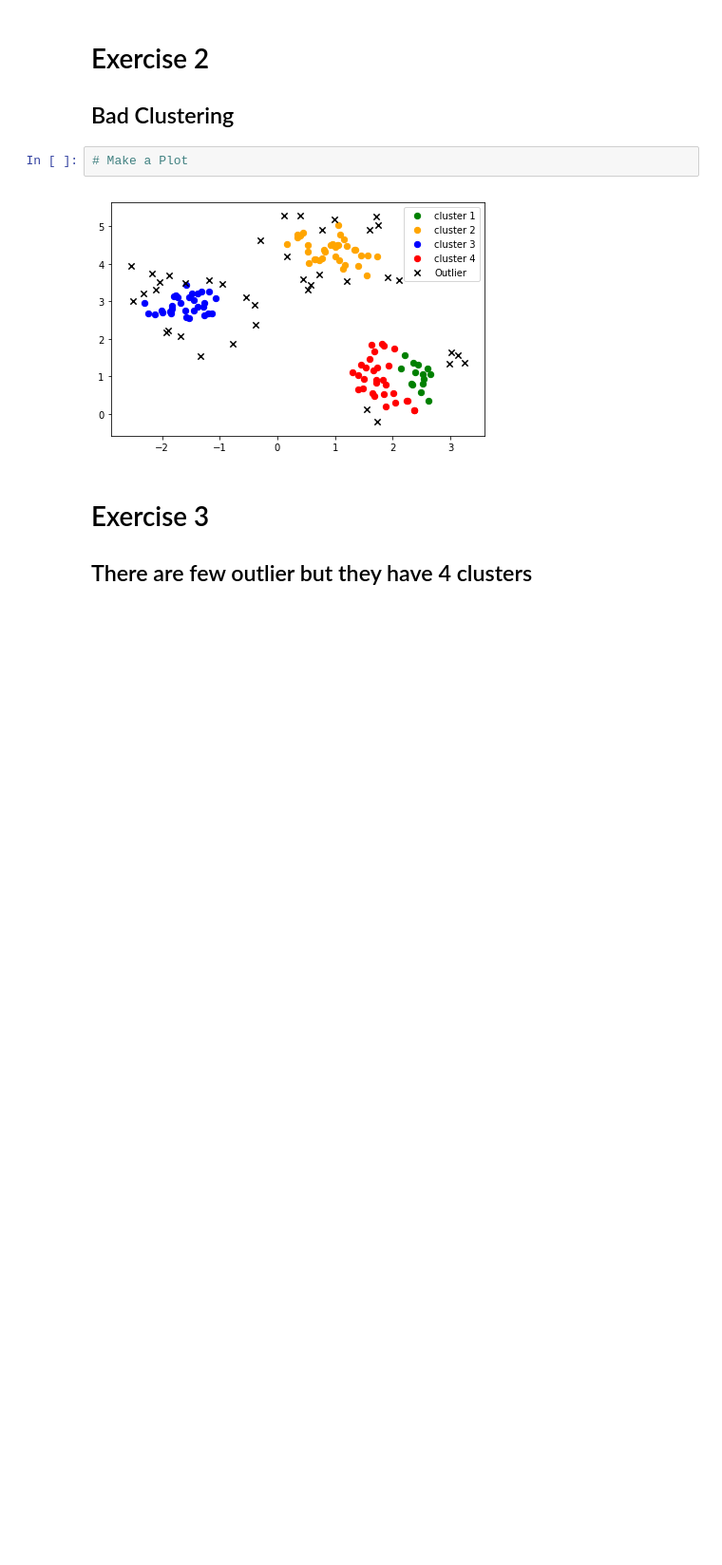
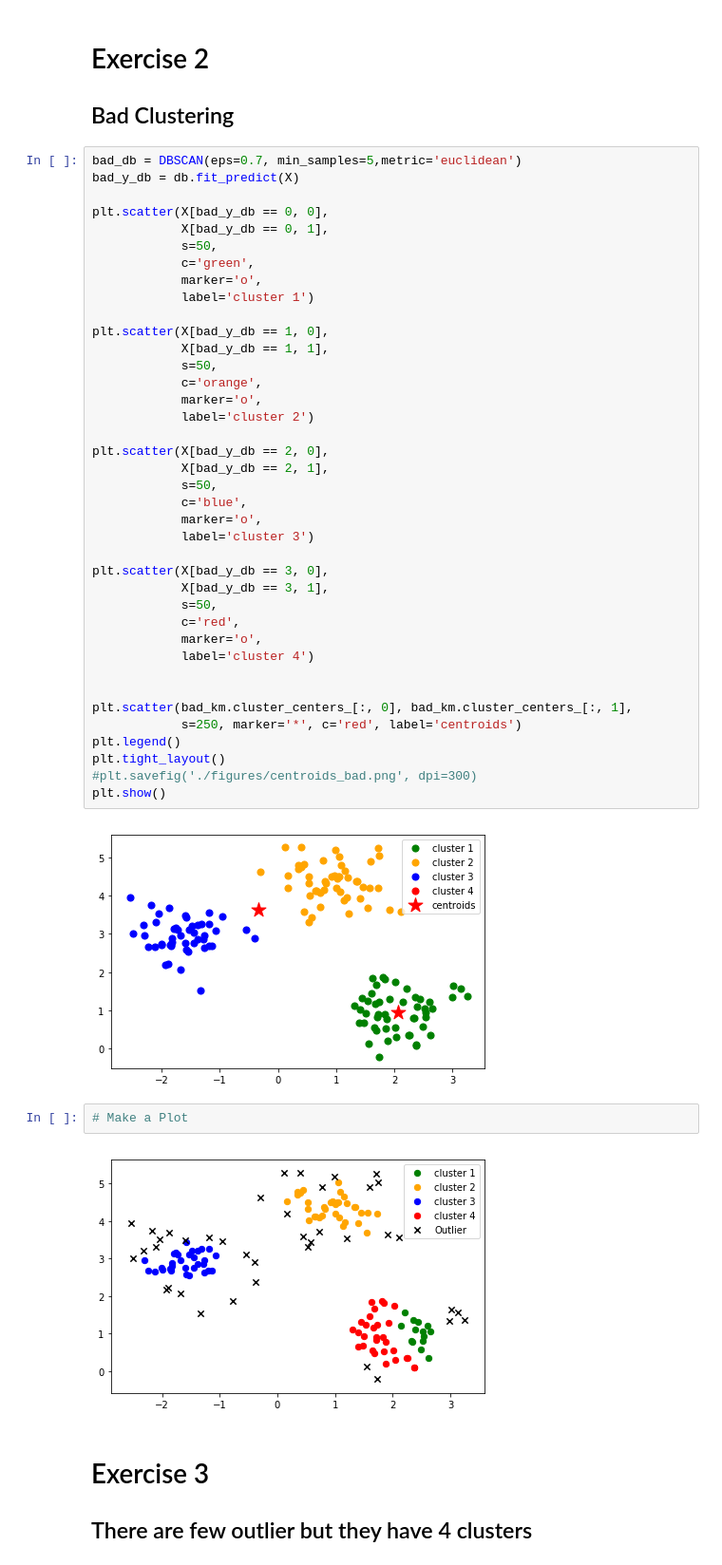
Before and after one commit to yejiiii/AI-Agent, a Jupyter notebook: Clustering/sklearn_Clustering_Exercise.ipynb, the cells around one changed output. Shown: that part at 95% size. Cells and saved outputs as stored; diff of their text form; blank space fills up the shorter version.

```diff
--- a/Clustering/sklearn_Clustering_Exercise.ipynb
+++ b/Clustering/sklearn_Clustering_Exercise.ipynb
@@ -210,6 +240,47 @@ plt.show()
 # %% [markdown]
 # Exercise 2
 ## Bad Clustering
+# %%
+bad_db = DBSCAN(eps=0.7, min_samples=5,metric='euclidean')
+bad_y_db = db.fit_predict(X)
+
+plt.scatter(X[bad_y_db == 0, 0],
+            X[bad_y_db == 0, 1],
+            s=50,
+            c='green',
+            marker='o',
+            label='cluster 1')
+
+plt.scatter(X[bad_y_db == 1, 0],
+            X[bad_y_db == 1, 1],
+            s=50,
+            c='orange',
+            marker='o',
+            label='cluster 2')
+
+plt.scatter(X[bad_y_db == 2, 0],
+            X[bad_y_db == 2, 1],
+            s=50,
+            c='blue',
+            marker='o',
+            label='cluster 3')
+
+plt.scatter(X[bad_y_db == 3, 0],
+            X[bad_y_db == 3, 1],
+            s=50,
+            c='red',
+            marker='o',
+            label='cluster 4')
+
+
+plt.scatter(bad_km.cluster_centers_[:, 0], bad_km.cluster_centers_[:, 1],
+            s=250, marker='*', c='red', label='centroids')
+plt.legend()
+plt.tight_layout()
+#plt.savefig('./figures/centroids_bad.png', dpi=300)
+plt.show()
+# %% [output]
+[figure, added]
 # %%
 # Make a Plot
 # %% [output]
```
Also changed, not shown: parts of 7 cells of this notebook, 8 other files.
